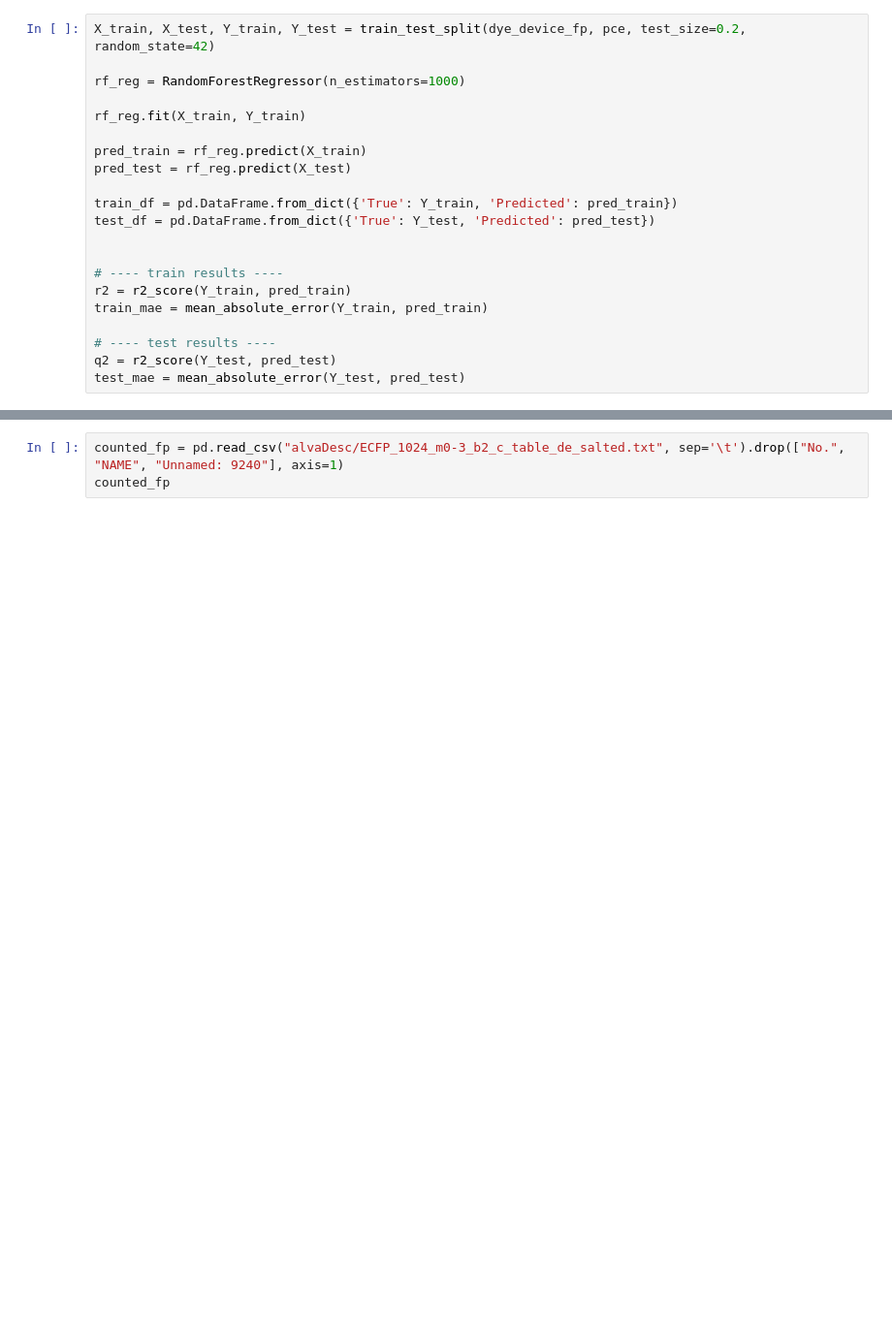
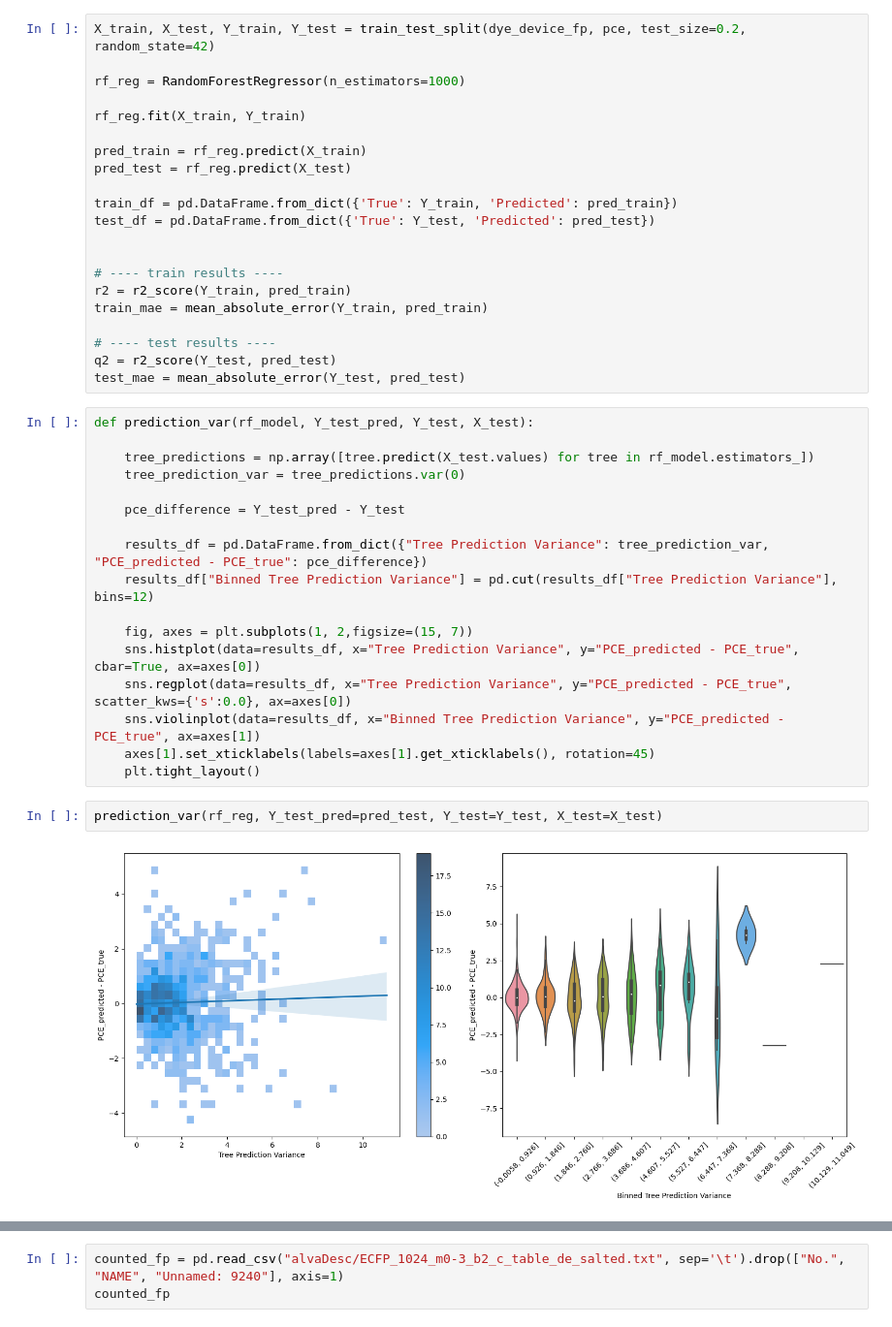
Before and after one commit to PaulC61/DSSCDB, a Jupyter notebook: dye_device_QSAR.ipynb, the cells around one changed output, grey strips where cells are left out. Shown at 97% size. Saved outputs shown, nothing was run; the diff lists cells and outputs as text; blank space fills up the shorter version.

```diff
--- a/dye_device_QSAR.ipynb
+++ b/dye_device_QSAR.ipynb
@@ -107,6 +107,27 @@ train_mae = mean_absolute_error(Y_train, pred_train)
 # ---- test results ----
 q2 = r2_score(Y_test, pred_test)
 test_mae = mean_absolute_error(Y_test, pred_test)
+# %%
+def prediction_var(rf_model, Y_test_pred, Y_test, X_test):
+
+    tree_predictions = np.array([tree.predict(X_test.values) for tree in rf_model.estimators_])
+    tree_prediction_var = tree_predictions.var(0)
+
+    pce_difference = Y_test_pred - Y_test
+
+    results_df = pd.DataFrame.from_dict({"Tree Prediction Variance": tree_prediction_var, "PCE_predicted - PCE_true": pce_difference})
+    results_df["Binned Tree Prediction Variance"] = pd.cut(results_df["Tree Prediction Variance"], bins=12)
+
+    fig, axes = plt.subplots(1, 2,figsize=(15, 7))
+    sns.histplot(data=results_df, x="Tree Prediction Variance", y="PCE_predicted - PCE_true", cbar=True, ax=axes[0])
+    sns.regplot(data=results_df, x="Tree Prediction Variance", y="PCE_predicted - PCE_true", scatter_kws={'s':0.0}, ax=axes[0])
+    sns.violinplot(data=results_df, x="Binned Tree Prediction Variance", y="PCE_predicted - PCE_true", ax=axes[1])
+    axes[1].set_xticklabels(labels=axes[1].get_xticklabels(), rotation=45)
+    plt.tight_layout()
+# %%
+prediction_var(rf_reg, Y_test_pred=pred_test, Y_test=Y_test, X_test=X_test)
+# %% [output]
+[figure, added]
 # %%
 fig, axes = plt.subplots(1,2, figsize=(15, 5))
 fig.suptitle('RandomForest Regression Model')
```
Also changed, not shown: parts of 1 cell of this notebook, 10 other files.
